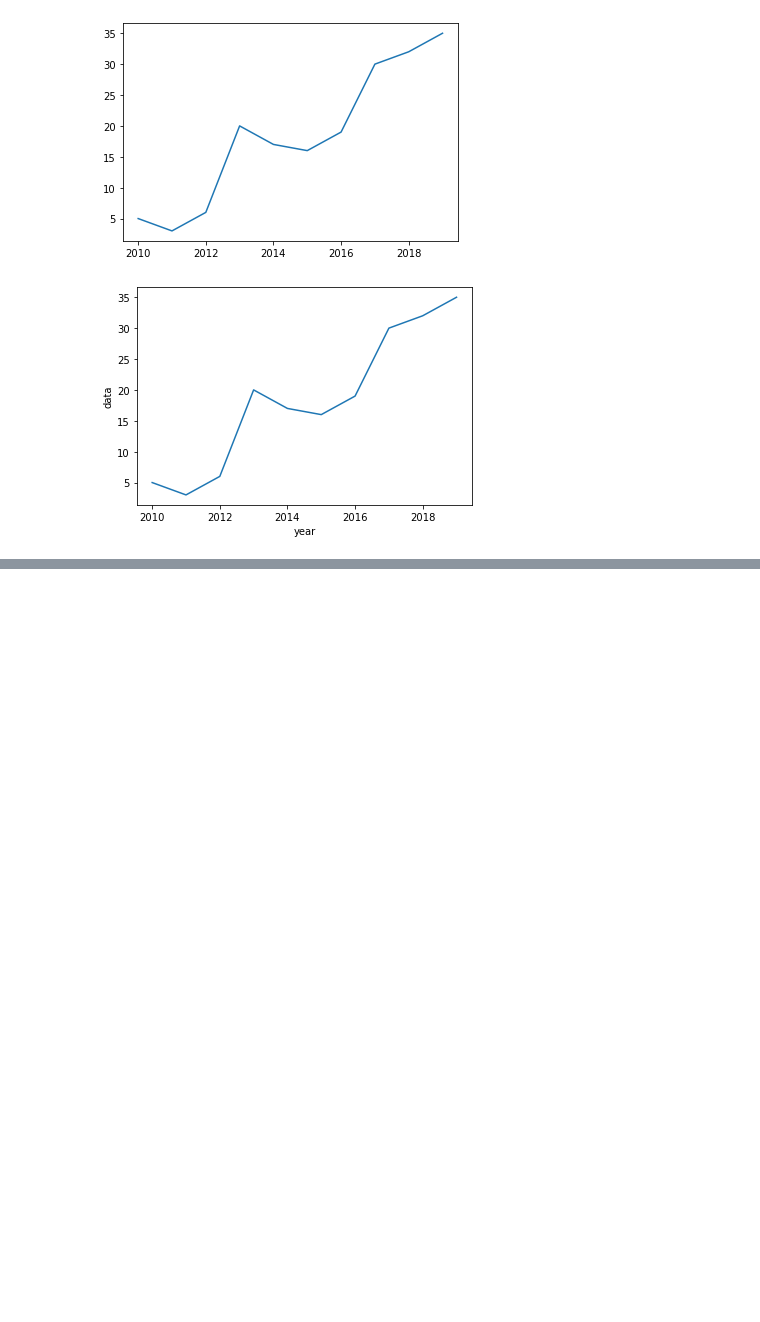
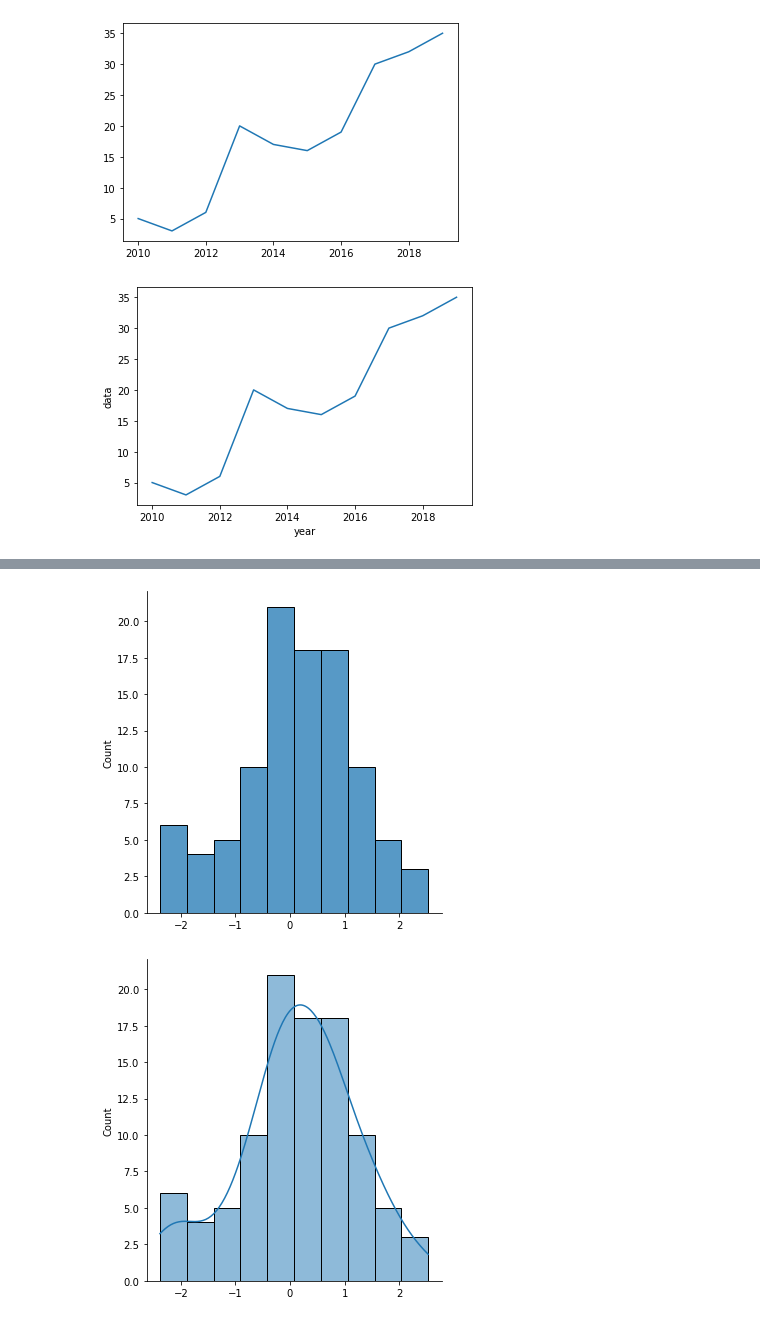
Before and after one commit to binblee/da, a Jupyter notebook: visualization/play.ipynb, the cells around one changed output, grey strips where cells are left out. Drawn from its saved outputs; the diff is of its cells as text; code cells hidden in the pictures; blank space fills up the shorter version.

```diff
--- a/visualization/play.ipynb
+++ b/visualization/play.ipynb
@@ -38,0 +56,8 @@ plt.show()
+# %%
+sns.displot(s, kde=False)
+plt.show()
+sns.displot(s, kde=True)
+plt.show()
+# %% [output]
+[figure, added]
+[figure, added]
```
Also changed, not shown: parts of 4 cells of this notebook.
